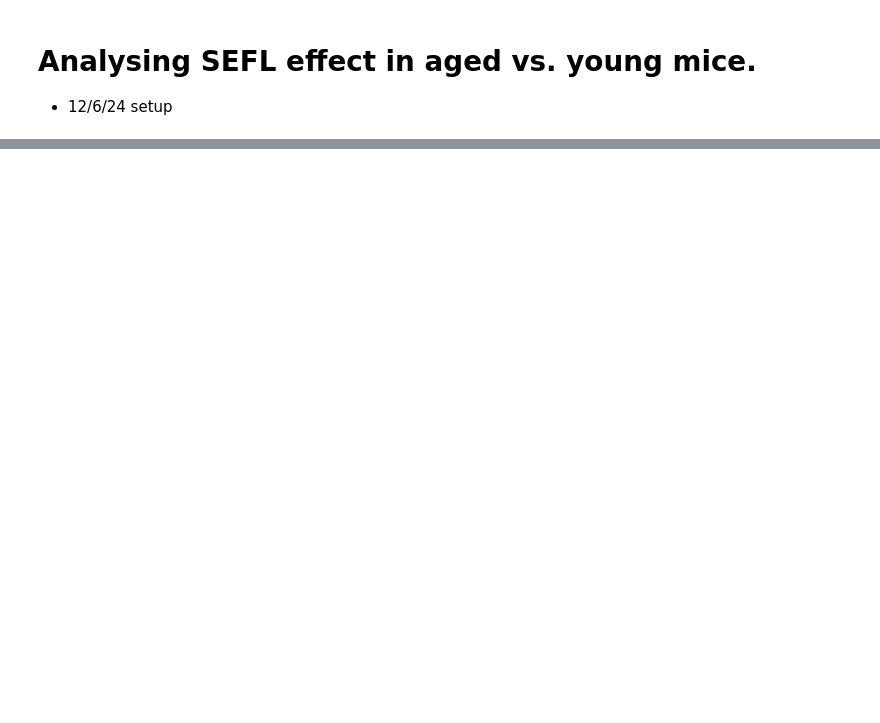
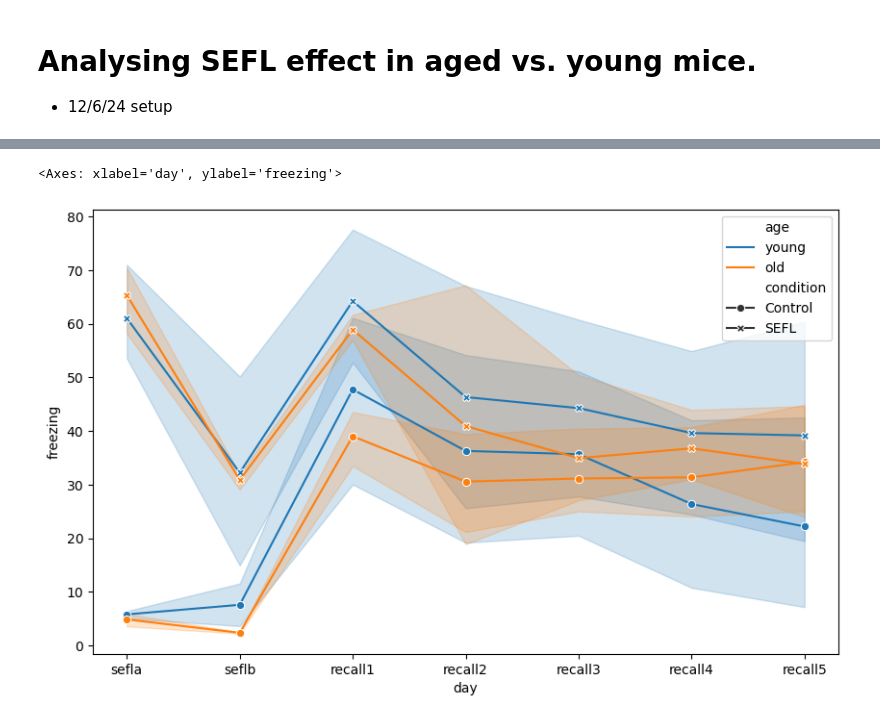
Before and after one commit to GergelyTuri/els_project, a Jupyter notebook: notebooks/nonELS analysis/Age_sefl_analysis.ipynb, the cells around one changed output, grey strips where cells are left out. Saved outputs shown, nothing was run; the diff lists cells and outputs as text; code cells hidden in the pictures; blank space fills up the shorter version.

```diff
--- a/notebooks/nonELS analysis/Age_sefl_analysis.ipynb
+++ b/notebooks/nonELS analysis/Age_sefl_analysis.ipynb
@@ -58,0 +15,7 @@ FileNotFoundError: [Errno 2] No such file or directory: 'G:/Shared drives/Turi_l
+# %%
+sheet_data = sheets.get_sheet_as_df("1SXY8V-mIXOOeIlHV14xPtPCTM1_kTY-vlaZ8sGWIlcE")
+sheet_data["freezing"] = sheet_data["freezing"].astype(float)
+# %%
+aging_cohort = sheet_data.query("aging == 'y'").copy()
+# %%
+freezing_data = aging_cohort[["freezing", "id", "day", "condition"]]
@@ -58,0 +75,3 @@ FileNotFoundError: [Errno 2] No such file or directory: 'G:/Shared drives/Turi_l
+# %%
+freezing_aging = pd.merge(freezing_data, age_info, on="id")
+freezing_aging.info()
@@ -58,0 +91,15 @@ FileNotFoundError: [Errno 2] No such file or directory: 'G:/Shared drives/Turi_l
+# %%
+figure, ax = plt.subplots(figsize=(10, 6))
+sns.lineplot(
+    data=freezing_aging,
+    x="day",
+    y="freezing",
+    hue="age",
+    ax=ax,
+    style="condition",
+    markers=True,
+    dashes=False,
+)
+# %% [output]
+<Axes: xlabel='day', ylabel='freezing'>
+[figure, added]
```
Also changed, not shown: parts of 10 cells of this notebook, 2 other files.
